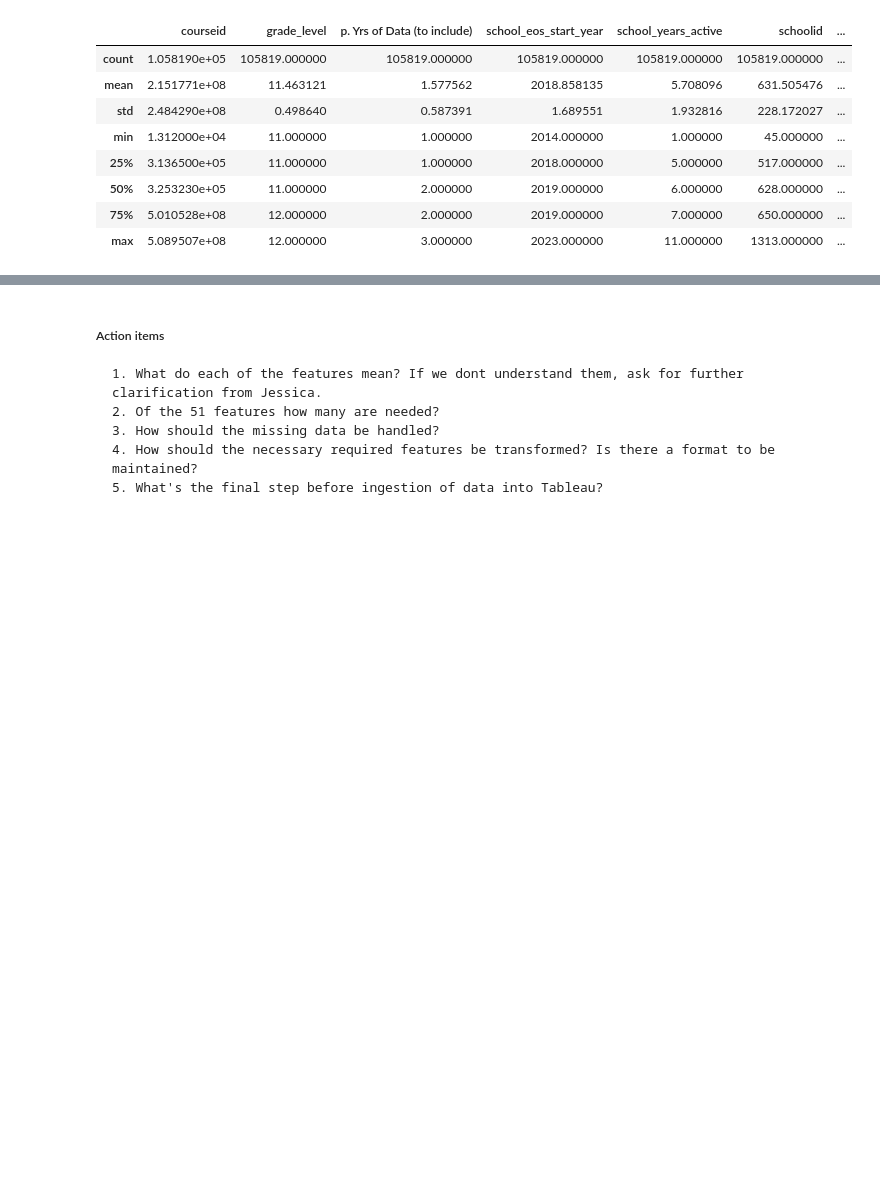
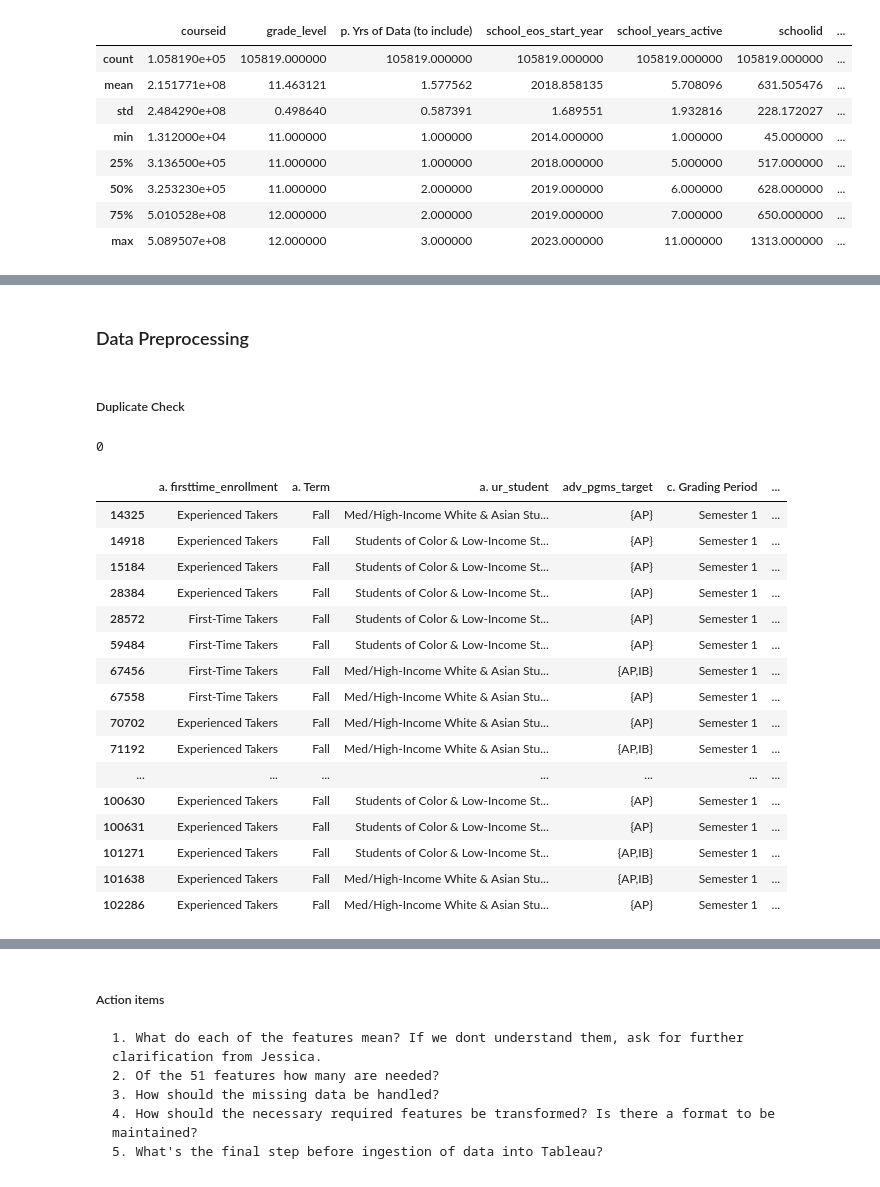
Before and after one commit to qwerty-loops/Equity_Insights, a Jupyter notebook: Expo_preprocessing.ipynb, the cells around one changed output, grey strips where cells are left out. Saved outputs shown, nothing was run; the diff lists cells and outputs as text; code cells hidden in the pictures; blank space fills up the shorter version.

```diff
--- a/Expo_preprocessing.ipynb
+++ b/Expo_preprocessing.ipynb
@@ -79,0 +135,35 @@ report_df.describe()
+# %% [markdown]
+### Data Preprocessing
+# %% [markdown]
+##### Duplicate Check
+# %%
+# Check if the dataset contains duplicate rows
+duplicate_rows = df.duplicated().sum()
+duplicate_rows
+# %% [output]
+0
+# %%
+duplicate_courseid_for_studentid = df[df.duplicated(subset=['studentid', 'courseid'])]
+duplicate_courseid_for_studentid
+
+# # Number of such duplicate occurrences
+# duplicate_courseid_count = duplicate_courseid_for_studentid.shape[0]
+# duplicate_courseid_count
+# %% [output]
+|  | a. firsttime_enrollment | a. Term | a. ur_student | adv_pgms_target | c. Grading Period | ... |
+| 14325 | Experienced Takers | Fall | Med/High-Income White & Asian Stu... | {AP} | Semester 1 | ... |
+| 14918 | Experienced Takers | Fall | Students of Color & Low-Income St... | {AP} | Semester 1 | ... |
+| 15184 | Experienced Takers | Fall | Students of Color & Low-Income St... | {AP} | Semester 1 | ... |
+| 28384 | Experienced Takers | Fall | Students of Color & Low-Income St... | {AP} | Semester 1 | ... |
+| 28572 | First-Time Takers | Fall | Students of Color & Low-Income St... | {AP} | Semester 1 | ... |
+| 59484 | First-Time Takers | Fall | Students of Color & Low-Income St... | {AP} | Semester 1 | ... |
+| 67456 | First-Time Takers | Fall | Med/High-Income White & Asian Stu... | {AP,IB} | Semester 1 | ... |
+| 67558 | First-Time Takers | Fall | Med/High-Income White & Asian Stu... | {AP} | Semester 1 | ... |
+| 70702 | Experienced Takers | Fall | Med/High-Income White & Asian Stu... | {AP} | Semester 1 | ... |
+| 71192 | Experienced Takers | Fall | Med/High-Income White & Asian Stu... | {AP,IB} | Semester 1 | ... |
+| ... | ... | ... | ... | ... | ... | ... |
+| 100630 | Experienced Takers | Fall | Students of Color & Low-Income St... | {AP} | Semester 1 | ... |
+| 100631 | Experienced Takers | Fall | Students of Color & Low-Income St... | {AP} | Semester 1 | ... |
+| 101271 | Experienced Takers | Fall | Students of Color & Low-Income St... | {AP,IB} | Semester 1 | ... |
+| 101638 | Experienced Takers | Fall | Med/High-Income White & Asian Stu... | {AP,IB} | Semester 1 | ... |
+| 102286 | Experienced Takers | Fall | Med/High-Income White & Asian Stu... | {AP} | Semester 1 | ... |
```
Also changed, not shown: parts of 23 cells of this notebook.
